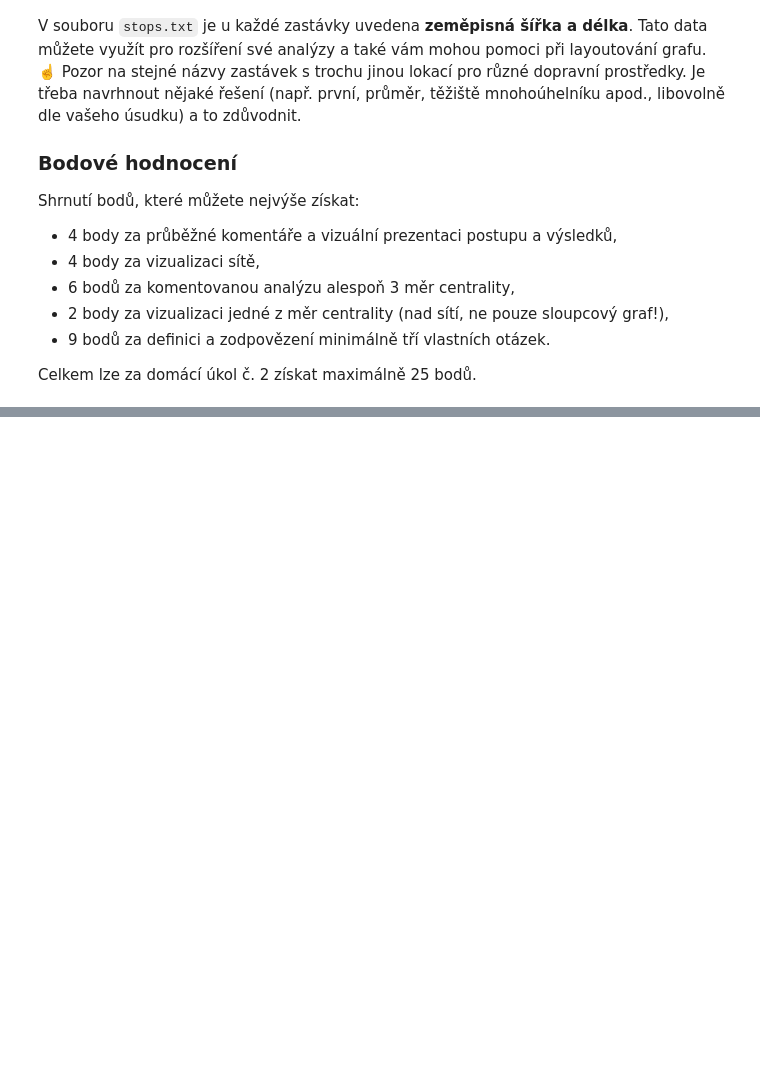
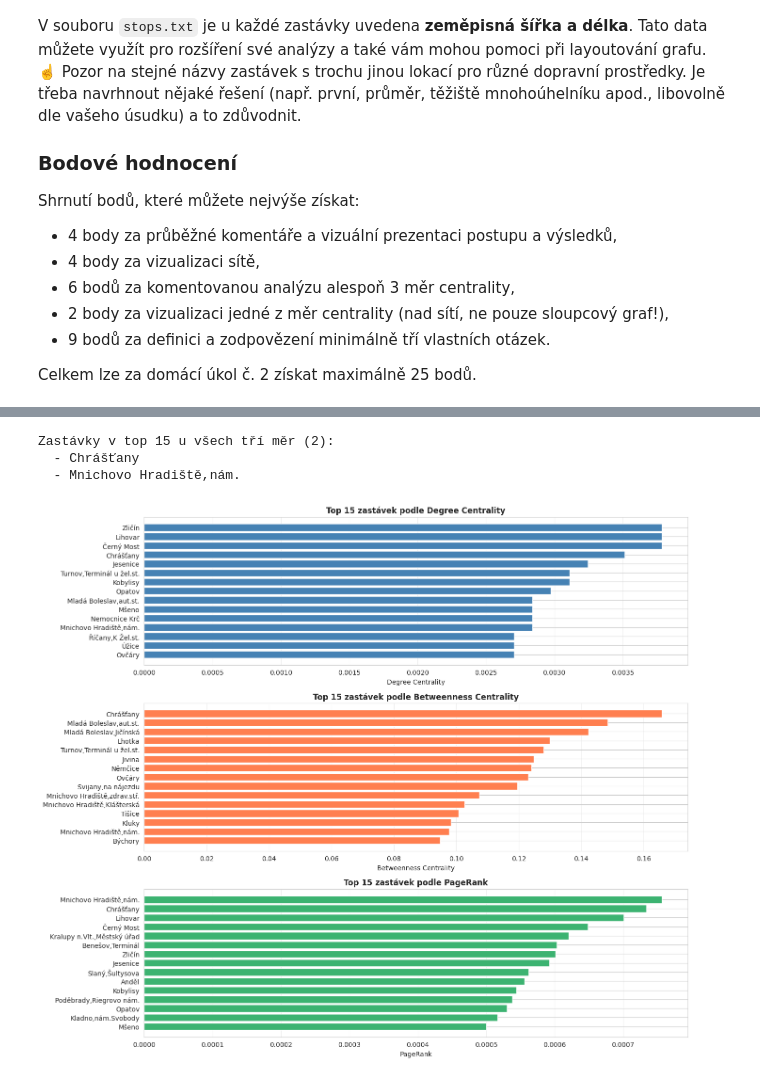
Before and after one commit to stasbebra2006/BI-VIZ, a Jupyter notebook: hms/hm02/assignment02.ipynb, the cells around one changed output, grey strips where cells are left out. Drawn from its saved outputs; the diff is of its cells as text; code cells hidden in the pictures; blank space fills up the shorter version.

```diff
--- a/hms/hm02/assignment02.ipynb
+++ b/hms/hm02/assignment02.ipynb
@@ -75,0 +615,15 @@ d.head()
+# %%
+# Výpočet PageRank
+pagerank = nx.pagerank(G, weight='weight')
+
+# Top 10 zastávek
+top_pagerank = sorted(pagerank.items(), key=lambda x: x[1], reverse=True)[:10]
+
+print("Top 10 zastávek podle PageRank:")
+print("="*60)
+for i, (node, rank) in enumerate(top_pagerank, 1):
+    degree = G.degree(node)
+    print(f"{i}. {node}")
+    print(f"   PageRank: {rank:.6f}")
+    print(f"   Stupeň: {degree}")
+    print()
@@ -75,0 +650,64 @@ d.head()
+# %%
+# Vytvoříme DataFrame pro srovnání
+centrality_df = pd.DataFrame({
+    'stop': list(G.nodes()),
+    'degree': [degree_cent[n] for n in G.nodes()],
+    'betweenness': [betweenness_cent[n] for n in G.nodes()],
+    'pagerank': [pagerank[n] for n in G.nodes()]
+})
+
+# Normalizace pro srovnání
+centrality_df['degree_norm'] = (centrality_df['degree'] - centrality_df['degree'].min()) / (centrality_df['degree'].max() - centrality_df['degree'].min())
+centrality_df['betweenness_norm'] = (centrality_df['betweenness'] - centrality_df['betweenness'].min()) / (centrality_df['betweenness'].max() - centrality_df['betweenness'].min())
+centrality_df['pagerank_norm'] = (centrality_df['pagerank'] - centrality_df['pagerank'].min()) / (centrality_df['pagerank'].max() - centrality_df['pagerank'].min())
+
+# Top 15 zastávek podle každé míry
+top_15_degree = set(centrality_df.nlargest(15, 'degree')['stop'])
+top_15_betweenness = set(centrality_df.nlargest(15, 'betweenness')['stop'])
+top_15_pagerank = set(centrality_df.nlargest(15, 'pagerank')['stop'])
+
+# Zastávky, které jsou v top 15 ve všech třech mírách
+common_top = top_15_degree & top_15_betweenness & top_15_pagerank
+
+print(f"Zastávky v top 15 u všech tří měr ({len(common_top)}):")
+for stop in sorted(common_top):
+    print(f"  - {stop}")
+# %% [output]
+Zastávky v top 15 u všech tří měr (2):
+  - Chrášťany
+  - Mnichovo Hradiště,nám.
+# %%
+# Vizualizace top 15 zastávek podle každé míry
+fig, axes = plt.subplots(3, 1, figsize=(14, 12))
+
+# Degree Centrality
+top_deg = centrality_df.nlargest(15, 'degree').sort_values('degree', ascending=True)
+axes[0].barh(range(len(top_deg)), top_deg['degree'], color='steelblue')
+axes[0].set_yticks(range(len(top_deg)))
+axes[0].set_yticklabels(top_deg['stop'])
+axes[0].set_xlabel('Degree Centrality')
+axes[0].set_title('Top 15 zastávek podle Degree Centrality', fontweight='bold')
+axes[0].grid(axis='x', alpha=0.3)
+
+# Betweenness Centrality
+top_bet = centrality_df.nlargest(15, 'betweenness').sort_values('betweenness', ascending=True)
+axes[1].barh(range(len(top_bet)), top_bet['betweenness'], color='coral')
+axes[1].set_yticks(range(len(top_bet)))
+axes[1].set_yticklabels(top_bet['stop'])
+axes[1].set_xlabel('Betweenness Centrality')
+axes[1].set_title('Top 15 zastávek podle Betweenness Centrality', fontweight='bold')
+axes[1].grid(axis='x', alpha=0.3)
+
+# PageRank
+top_pr = centrality_df.nlargest(15, 'pagerank').sort_values('pagerank', ascending=True)
+axes[2].barh(range(len(top_pr)), top_pr['pagerank'], color='mediumseagreen')
+axes[2].set_yticks(range(len(top_pr)))
+axes[2].set_yticklabels(top_pr['stop'])
+axes[2].set_xlabel('PageRank')
+axes[2].set_title('Top 15 zastávek podle PageRank', fontweight='bold')
+axes[2].grid(axis='x', alpha=0.3)
+
+plt.tight_layout()
+plt.show()
+# %% [output]
+[figure, added]
```
Also changed, not shown: parts of 56 cells of this notebook, 1 other file.
